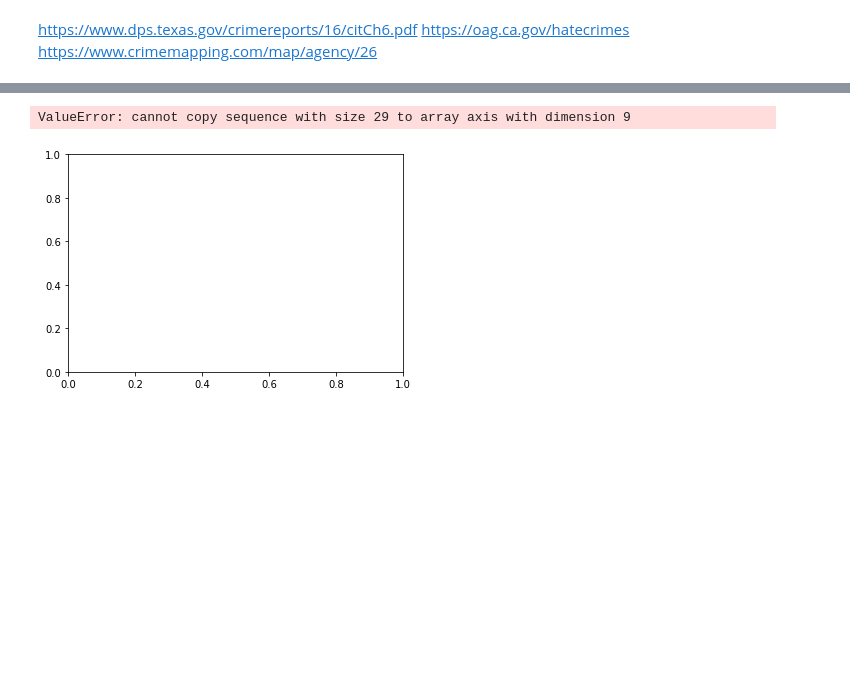
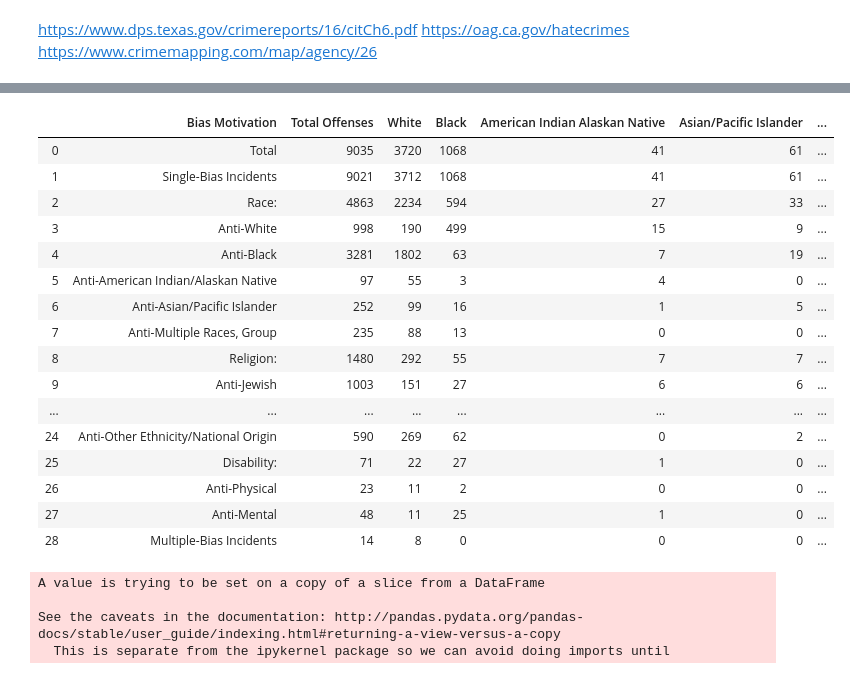
Before and after one commit to helenhc/Crime-Hate-Crime, a Jupyter notebook: 2004-2009.ipynb, the cells around one changed output, grey strips where cells are left out. Saved outputs shown, nothing was run; the diff lists cells and outputs as text; code cells hidden in the pictures; blank space fills up the shorter version.

```diff
--- a/2004-2009.ipynb
+++ b/2004-2009.ipynb
@@ -213,5 +20,0 @@ pd.concat([offender2004.iloc[[2,8,16,22,25]].set_index('Bias Motivation'), offen
-# %%
-plt.plot([offender2004,offender2005])
-# %% [output]
-ValueError: cannot copy sequence with size 29 to array axis with dimension 9
-[figure, removed]
@@ -226,0 +21,33 @@ plt.show()
+# %%
+offender2004 = offender2004.reset_index(drop=True)
+hold2004 = offender2004['Bias Motivation'][28][:-1]
+offender2004['Bias Motivation'][28] = hold2004
+offender2004#.iloc[[2,8,16,22,25]].set_index('Bias Motivation').plot(kind='bar')
+# %% [output]
+|  | Bias Motivation | Total Offenses | White | Black | American Indian Alaskan Native | Asian/Pacific Islander | ... |
+| 0 | Total | 9035 | 3720 | 1068 | 41 | 61 | ... |
+| 1 | Single-Bias Incidents | 9021 | 3712 | 1068 | 41 | 61 | ... |
+| 2 | Race: | 4863 | 2234 | 594 | 27 | 33 | ... |
+| 3 | Anti-White | 998 | 190 | 499 | 15 | 9 | ... |
+| 4 | Anti-Black | 3281 | 1802 | 63 | 7 | 19 | ... |
+| 5 | Anti-American Indian/Alaskan Native | 97 | 55 | 3 | 4 | 0 | ... |
+| 6 | Anti-Asian/Pacific Islander | 252 | 99 | 16 | 1 | 5 | ... |
+| 7 | Anti-Multiple Races, Group | 235 | 88 | 13 | 0 | 0 | ... |
+| 8 | Religion: | 1480 | 292 | 55 | 7 | 7 | ... |
+| 9 | Anti-Jewish | 1003 | 151 | 27 | 6 | 6 | ... |
+| ... | ... | ... | ... | ... | ... | ... | ... |
+| 24 | Anti-Other Ethnicity/National Origin | 590 | 269 | 62 | 0 | 2 | ... |
+| 25 | Disability: | 71 | 22 | 27 | 1 | 0 | ... |
+| 26 | Anti-Physical | 23 | 11 | 2 | 0 | 0 | ... |
+| 27 | Anti-Mental | 48 | 11 | 25 | 1 | 0 | ... |
+| 28 | Multiple-Bias Incidents | 14 | 8 | 0 | 0 | 0 | ... |
+# %%
+known_offender2004 = pd.read_excel('2004/Table9.xls')
+known_offender2004 = known_offender2004.drop([0,8,9]).reset_index(drop=True)
+known_offender2004['Table 9'][5] = known_offender2004['Table 9'][5][:-1]
+#known_offender2004#.iloc[1:].set_index('Table 9').plot(kind='bar')
+# %% [output]
+A value is trying to be set on a copy of a slice from a DataFrame
+
+See the caveats in the documentation: http://pandas.pydata.org/pandas-docs/stable/user_guide/indexing.html#returning-a-view-versus-a-copy
+  This is separate from the ipykernel package so we can avoid doing imports until
```
Also changed, not shown: parts of 42 cells of this notebook, 1 other file.
